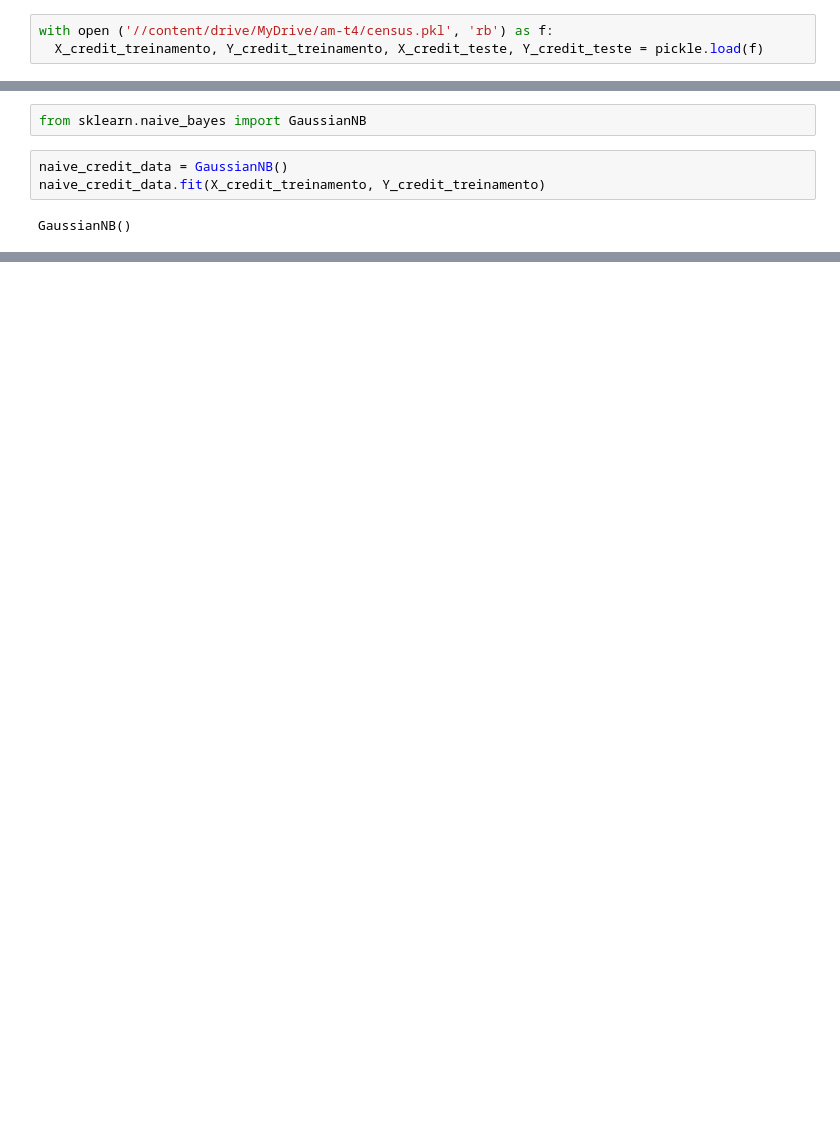
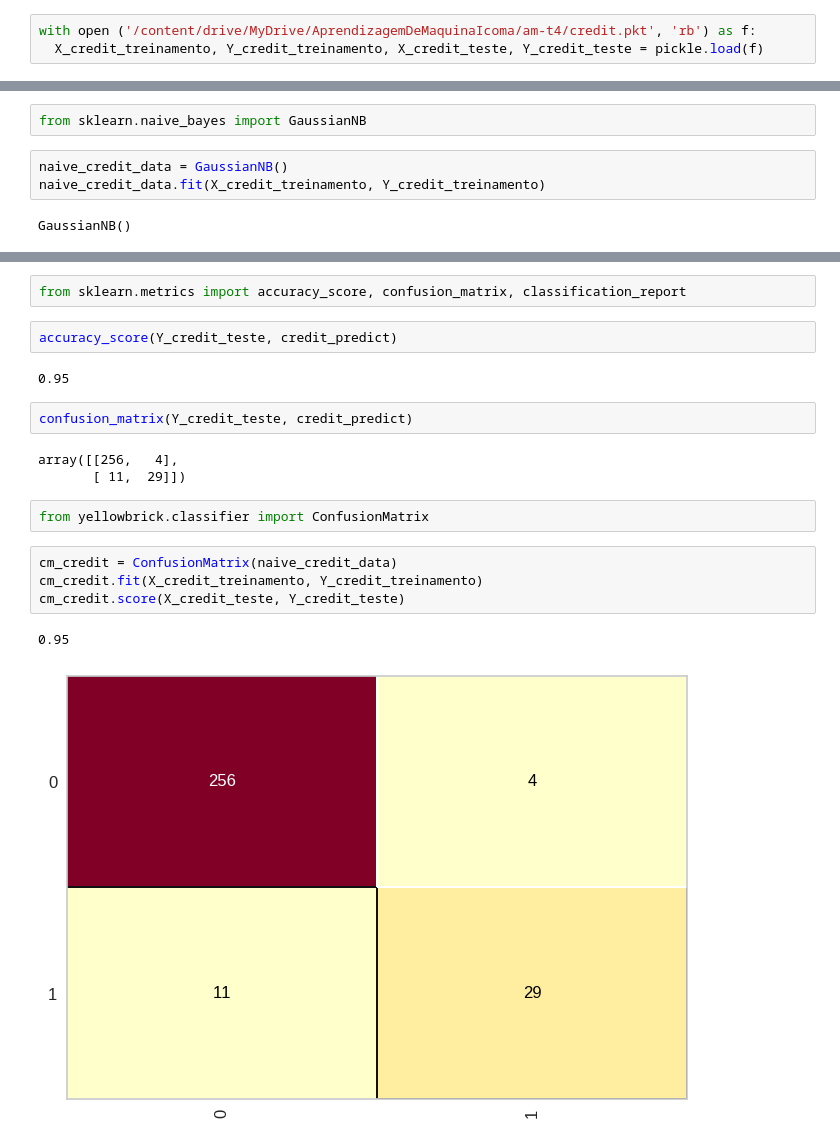
Before and after one commit to miriam-silva/amt4-s1a2026, a Jupyter notebook: NeuralizadorCredit0423.ipynb, the cells around one changed output, grey strips where cells are left out. Saved outputs shown, nothing was run; the diff lists cells and outputs as text; blank space fills up the shorter version.

```diff
--- a/NeuralizadorCredit0423.ipynb
+++ b/NeuralizadorCredit0423.ipynb
@@ -25,7 +25,7 @@ import plotly.express as px
 # %%
 import pickle
 # %%
-with open ('//content/drive/MyDrive/am-t4/census.pkl', 'rb') as f:
+with open ('/content/drive/MyDrive/AprendizagemDeMaquinaIcoma/am-t4/credit.pkt', 'rb') as f:
   X_credit_treinamento, Y_credit_treinamento, X_credit_teste, Y_credit_teste = pickle.load(f)
 # %%
 X_credit_treinamento.shape, Y_credit_treinamento.shape
@@ -46,0 +83,20 @@ texto
+# %%
+from sklearn.metrics import accuracy_score, confusion_matrix, classification_report
+# %%
+accuracy_score(Y_credit_teste, credit_predict)
+# %% [output]
+0.95
+# %%
+confusion_matrix(Y_credit_teste, credit_predict)
+# %% [output]
+array([[256,   4],
+       [ 11,  29]])
+# %%
+from yellowbrick.classifier import ConfusionMatrix
+# %%
+cm_credit = ConfusionMatrix(naive_credit_data)
+cm_credit.fit(X_credit_treinamento, Y_credit_treinamento)
+cm_credit.score(X_credit_teste, Y_credit_teste)
+# %% [output]
+0.95
+[figure, added]
```
Also changed, not shown: parts of 8 cells of this notebook.
